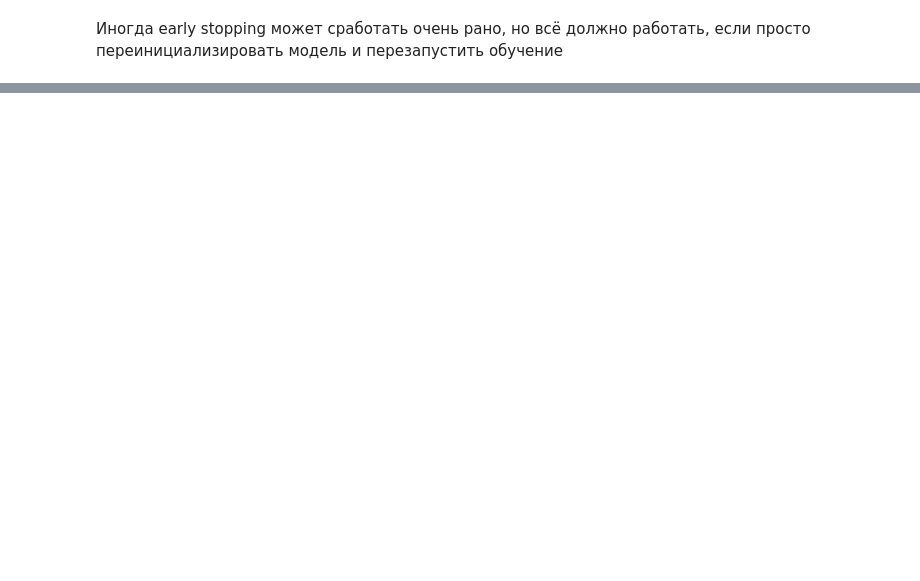
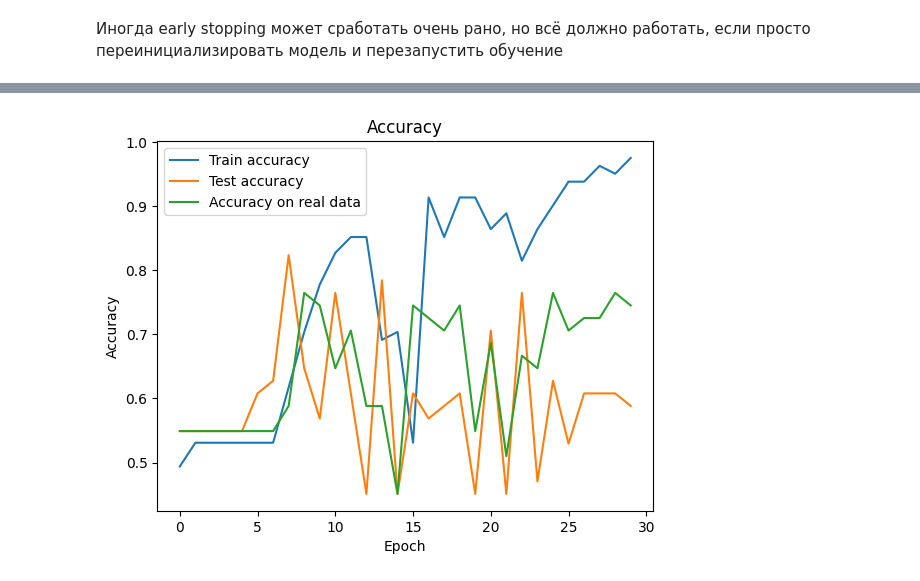
Before and after one commit to n0n1ck1/fMRI-augmentation, a Jupyter notebook: fmri_TimeSeriesCNN.ipynb, the cells around one changed output, grey strips where cells are left out. Cells and saved outputs as stored; diff of their text form; code cells hidden in the pictures; blank space fills up the shorter version.

```diff
--- a/fmri_TimeSeriesCNN.ipynb
+++ b/fmri_TimeSeriesCNN.ipynb
@@ -229,0 +528,11 @@ plt.show()
+# %%
+plt.plot(train_accuracy, label='Train accuracy')
+plt.plot(test_accuracy, label='Test accuracy')
+plt.plot(aug_accuracy_on_real, label='Accuracy on real data')
+plt.xlabel('Epoch')
+plt.ylabel('Accuracy')
+plt.title('Accuracy')
+plt.legend()
+plt.show()
+# %% [output]
+[figure, added]
```
Also changed, not shown: parts of 29 cells of this notebook.
